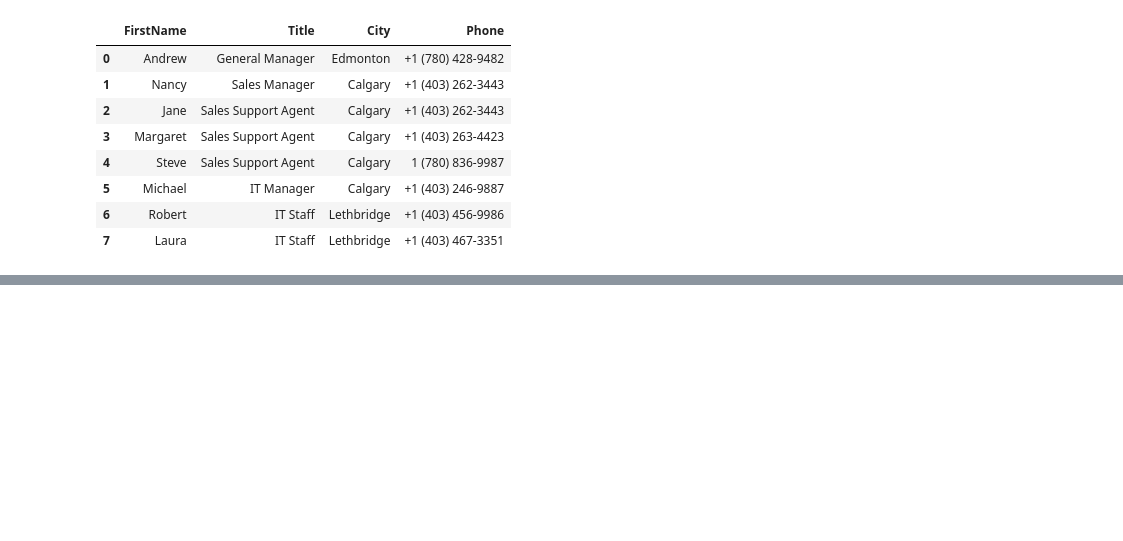
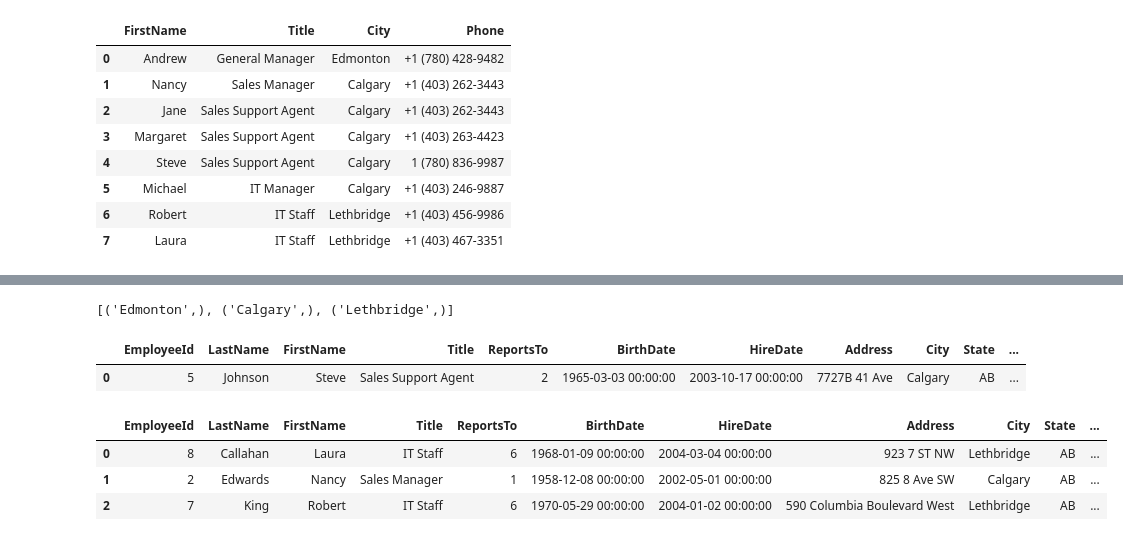
Before and after one commit to baxronovferuz1/DataScience_Np, a Jupyter notebook: Numpy_Pandas_practice.ipynb, the cells around one changed output, grey strips where cells are left out. Cells and saved outputs as stored; diff of their text form; code cells hidden in the pictures; blank space fills up the shorter version.

Commit message:
WHERE,ORDER BY pracrice

```diff
--- a/Numpy_Pandas_practice.ipynb
+++ b/Numpy_Pandas_practice.ipynb
@@ -1409,0 +1423,20 @@ ch_df
+# %%
+dic_db="SELECT DISTINCT City FROM employees"
+cursor.execute(dic_db)
+cursor.fetchall()
+# %% [output]
+[('Edmonton',), ('Calgary',), ('Lethbridge',)]
+# %%
+where_db='SELECT * FROM employees WHERE Lastname="Johnson"'
+pd.read_sql(where_db,db)
+# %% [output]
+|  | EmployeeId | LastName | FirstName | Title | ReportsTo | BirthDate | HireDate | Address | City | State | ... |
+| 0 | 5 | Johnson | Steve | Sales Support Agent | 2 | 1965-03-03 00:00:00 | 2003-10-17 00:00:00 | 7727B 41 Ave | Calgary | AB | ... |
+# %%
+where_db='SELECT * FROM employees WHERE Title="IT Staff" OR Title="Sales Manager" ORDER BY LastName'
+pd.read_sql(where_db, db)
+# %% [output]
+|  | EmployeeId | LastName | FirstName | Title | ReportsTo | BirthDate | HireDate | Address | City | State | ... |
+| 0 | 8 | Callahan | Laura | IT Staff | 6 | 1968-01-09 00:00:00 | 2004-03-04 00:00:00 | 923 7 ST NW | Lethbridge | AB | ... |
+| 1 | 2 | Edwards | Nancy | Sales Manager | 1 | 1958-12-08 00:00:00 | 2002-05-01 00:00:00 | 825 8 Ave SW | Calgary | AB | ... |
+| 2 | 7 | King | Robert | IT Staff | 6 | 1970-05-29 00:00:00 | 2004-01-02 00:00:00 | 590 Columbia Boulevard West | Lethbridge | AB | ... |
```
Also changed, not shown: parts of 2 cells of this notebook.
